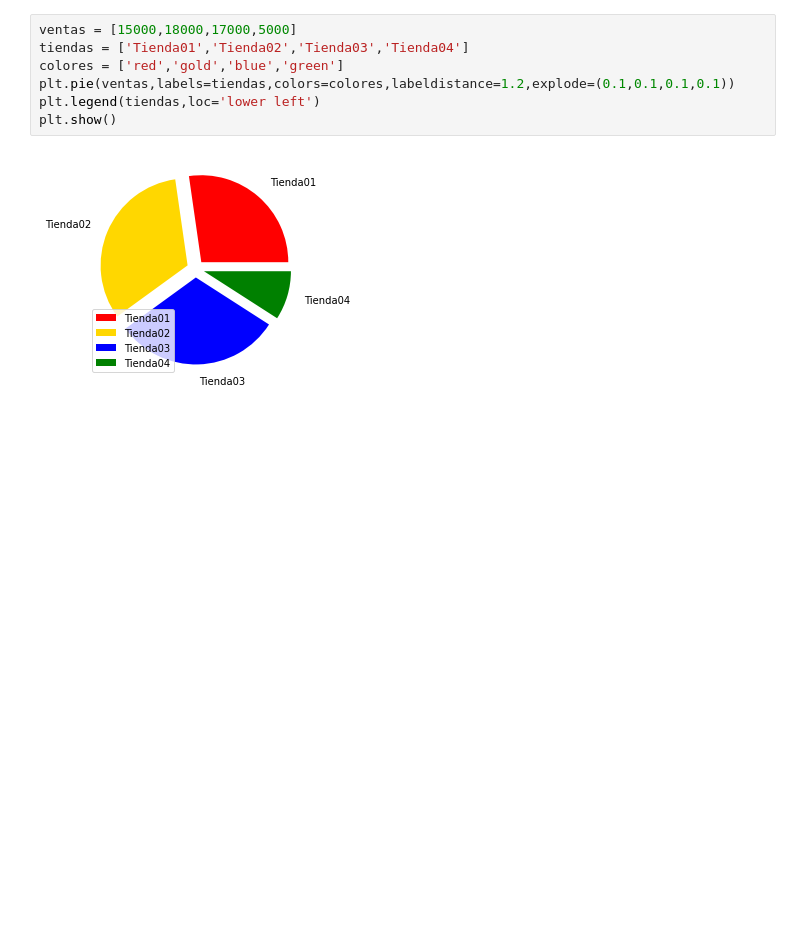
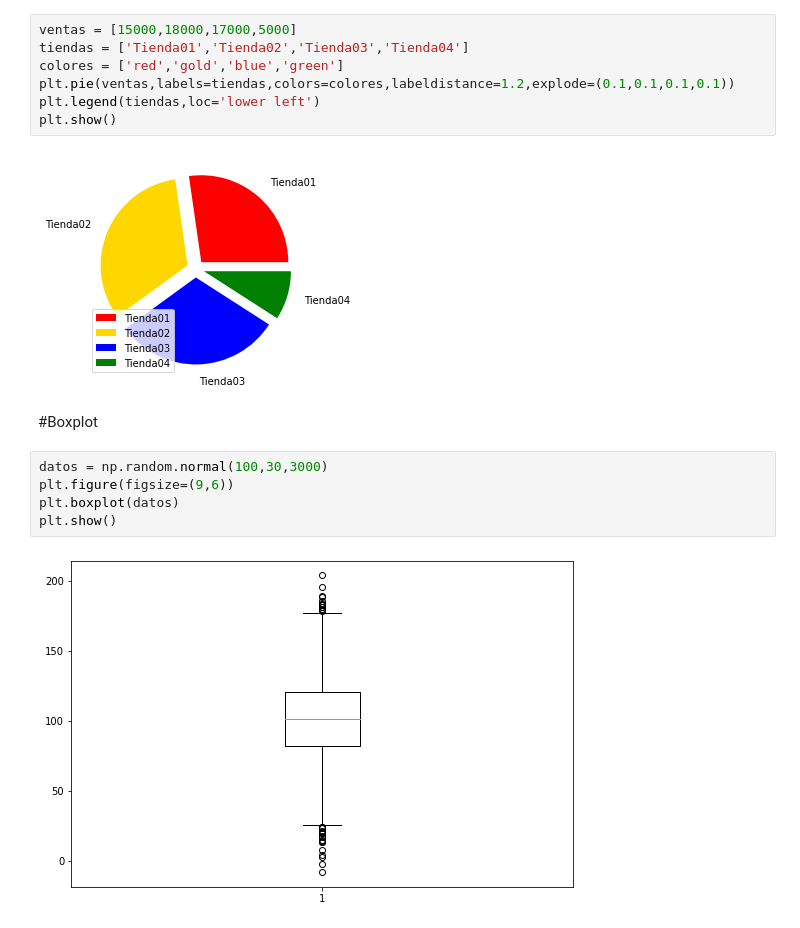
Before and after one commit to josecodetech/matplotlib, a Jupyter notebook: matplotlib.ipynb, the cells around one changed output. Drawn from its saved outputs; the diff is of its cells as text; blank space fills up the shorter version.

Commit message:
boxplot

```diff
--- a/matplotlib.ipynb
+++ b/matplotlib.ipynb
@@ -186,3 +186,12 @@ plt.legend(tiendas,loc='lower left')
 plt.show()
 # %% [output]
 [figure]
+# %% [markdown]
+#Boxplot
+# %%
+datos = np.random.normal(100,30,3000)
+plt.figure(figsize=(9,6))
+plt.boxplot(datos)
+plt.show()
+# %% [output]
+[figure, added]
```
